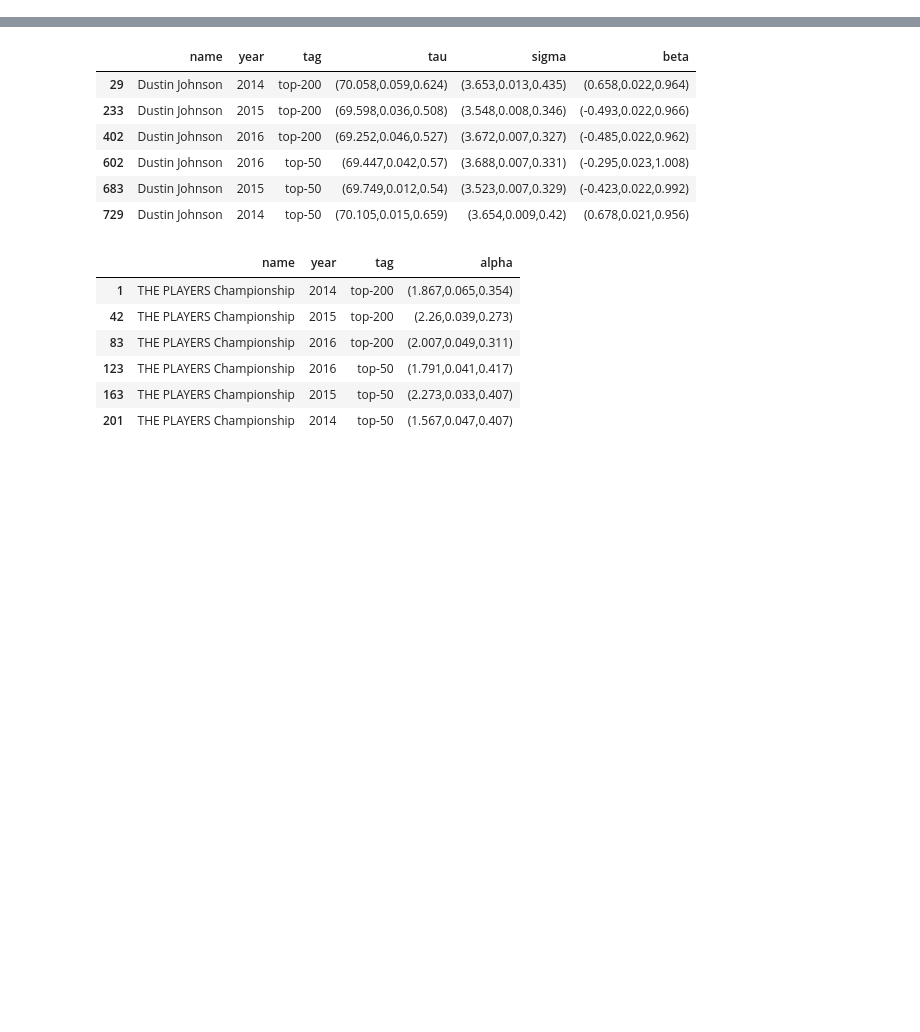
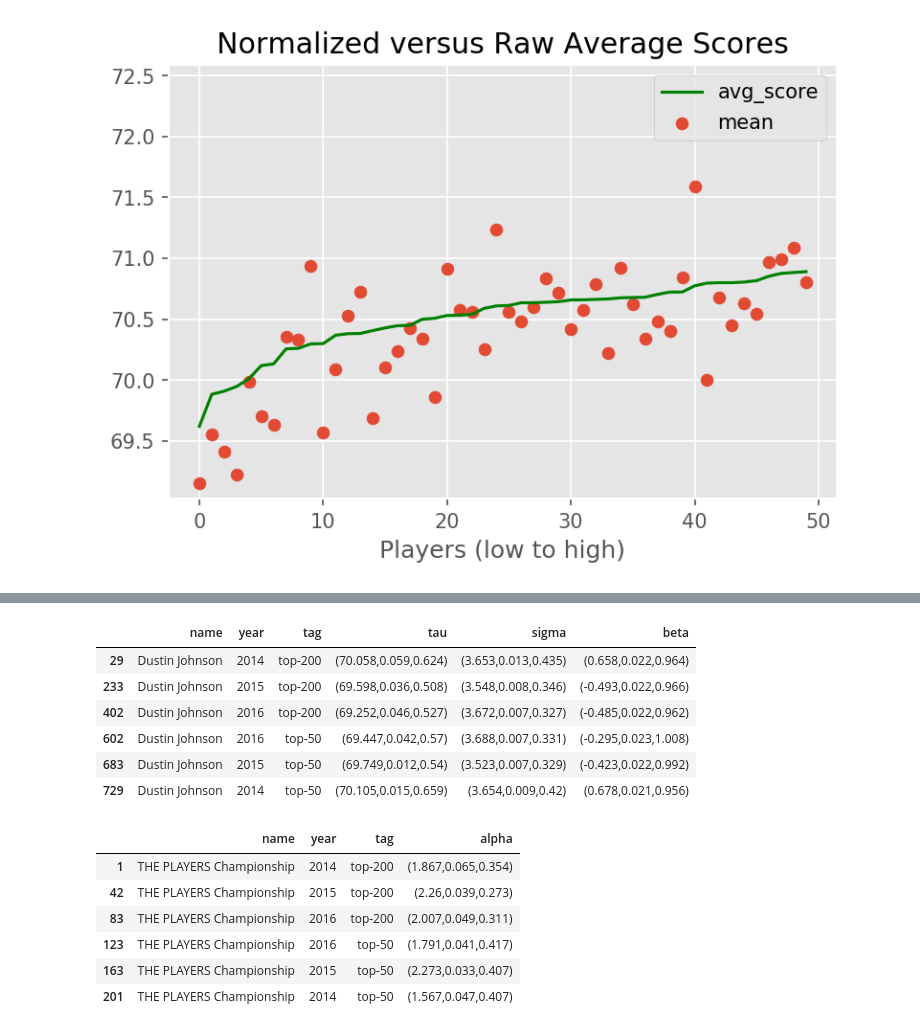
Before and after one commit to jamiebernardin/bayesian_golf, a Jupyter notebook: multi-scores-analysis.ipynb, the cells around one changed output, grey strips where cells are left out. Drawn from its saved outputs; the diff is of its cells as text; code cells hidden in the pictures; blank space fills up the shorter version.

```diff
--- a/multi-scores-analysis.ipynb
+++ b/multi-scores-analysis.ipynb
@@ -21,0 +9,23 @@ t_df = util.pd_from_sql(sqlTxt)
+# %%
+sql_txt = '''
+    select p.name, sp.year, (tau).mean as mean, (sigma).mean as std, sv.avg_score, sv.std_score
+    from players p, stan_players sp, stats_view sv
+    where p.player_id = sp.player_id
+    and tag = 'top-50'
+    and sv.year = 2016
+    and sv.player_id = p.player_id
+    and sv.year = sp.year
+    order by sv.avg_score
+    limit 50;
+'''
+p_df = util.pd_from_sql(sql_txt)
+# %%
+plt.scatter(range(0, len(p_df)), p_df['mean'])
+plt.plot(range(0, len(p_df)), p_df['avg_score'], color='green')
+plt.xlabel('Players (low to high)')
+plt.legend(loc='upper right')
+y_bottom, _ = plt.gca().get_ylim()
+plt.gca().set_ylim([y_bottom,p_df['mean'].max()+1])
+foo = plt.title('Normalized versus Raw Average Scores', loc='center')
+# %% [output]
+[figure, added]
```
Also changed, not shown: parts of 4 cells of this notebook, 4 other files.
